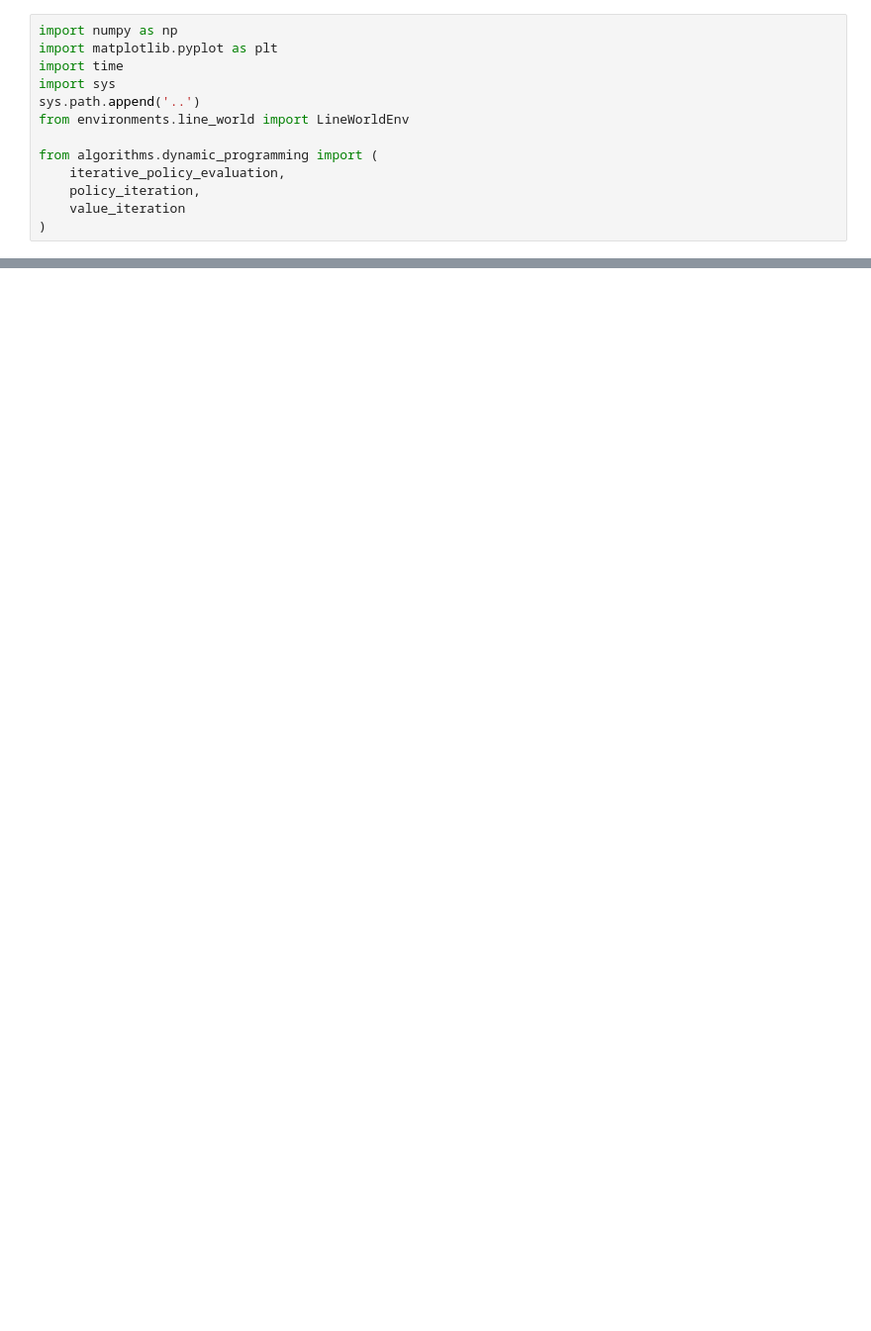
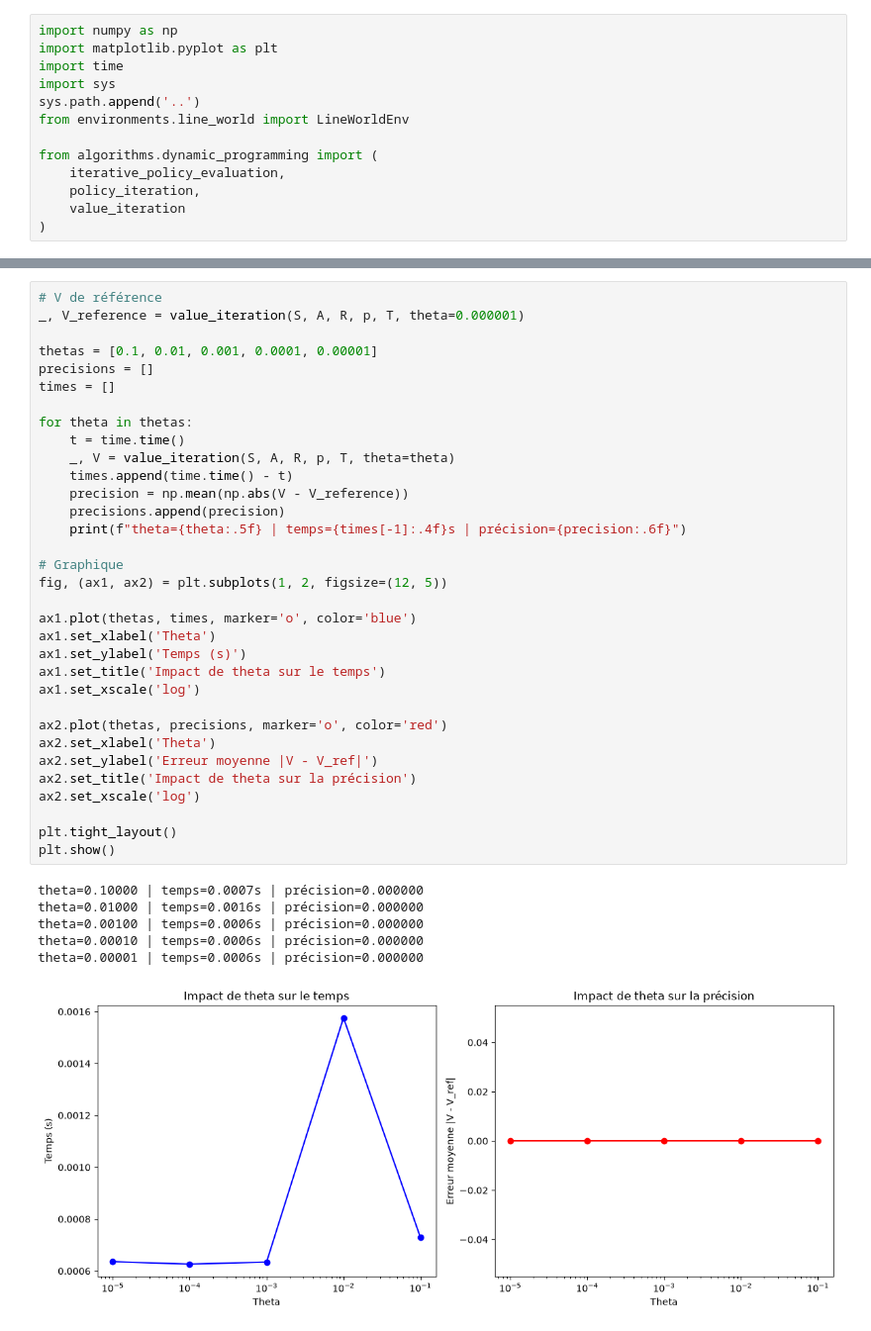
Before and after one commit to katiaboua/deep_project, a Jupyter notebook: experiments/lineworld_experiments.ipynb, the cells around one changed output, grey strips where cells are left out. Shown at 99% size. Drawn from its saved outputs; the diff is of its cells as text; blank space fills up the shorter version.

```diff
--- a/experiments/lineworld_experiments.ipynb
+++ b/experiments/lineworld_experiments.ipynb
@@ -126,0 +198,40 @@ plt.show()
+# %%
+# V de référence
+_, V_reference = value_iteration(S, A, R, p, T, theta=0.000001)
+
+thetas = [0.1, 0.01, 0.001, 0.0001, 0.00001]
+precisions = []
+times = []
+
+for theta in thetas:
+    t = time.time()
+    _, V = value_iteration(S, A, R, p, T, theta=theta)
+    times.append(time.time() - t)
+    precision = np.mean(np.abs(V - V_reference))
+    precisions.append(precision)
+    print(f"theta={theta:.5f} | temps={times[-1]:.4f}s | précision={precision:.6f}")
+
+# Graphique
+fig, (ax1, ax2) = plt.subplots(1, 2, figsize=(12, 5))
+
+ax1.plot(thetas, times, marker='o', color='blue')
+ax1.set_xlabel('Theta')
+ax1.set_ylabel('Temps (s)')
+ax1.set_title('Impact de theta sur le temps')
+ax1.set_xscale('log')
+
+ax2.plot(thetas, precisions, marker='o', color='red')
+ax2.set_xlabel('Theta')
+ax2.set_ylabel('Erreur moyenne |V - V_ref|')
+ax2.set_title('Impact de theta sur la précision')
+ax2.set_xscale('log')
+
+plt.tight_layout()
+plt.show()
+# %% [output]
+theta=0.10000 | temps=0.0007s | précision=0.000000
+theta=0.01000 | temps=0.0016s | précision=0.000000
+theta=0.00100 | temps=0.0006s | précision=0.000000
+theta=0.00010 | temps=0.0006s | précision=0.000000
+theta=0.00001 | temps=0.0006s | précision=0.000000
+[figure, added]
```
Also changed, not shown: parts of 8 cells of this notebook, 33 other files.
